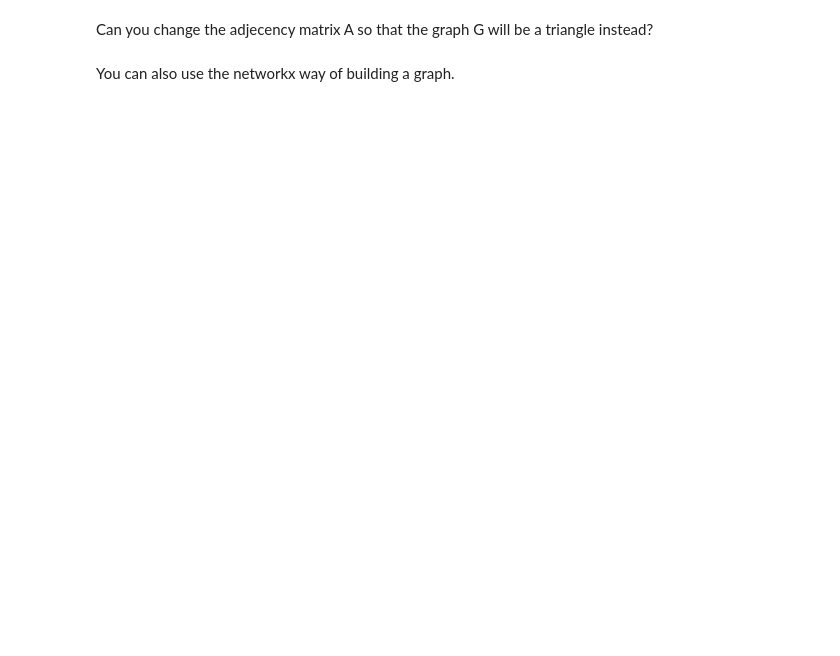
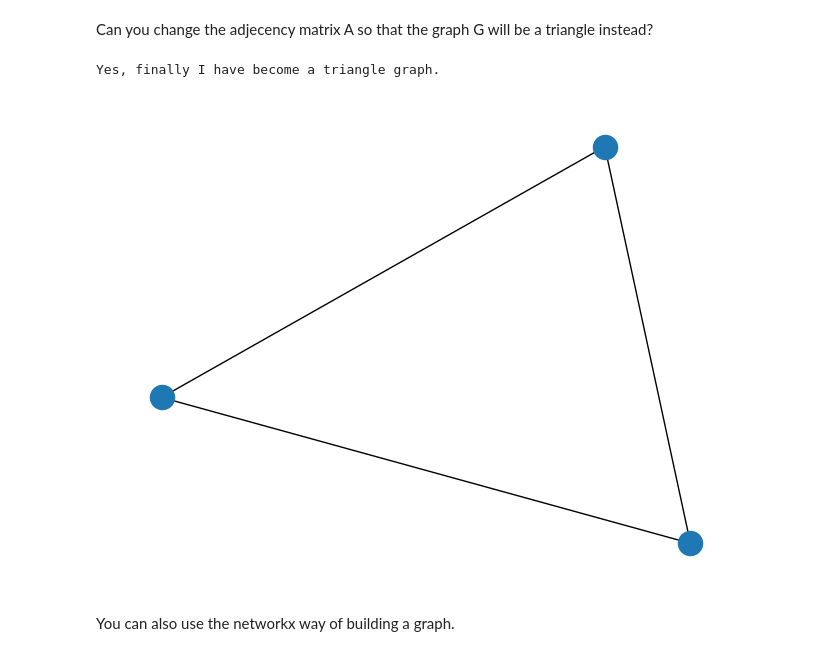
Before and after one commit to MichalisPapadakis/HODL_2026_assignements, a Jupyter notebook: HODL_Graph_Neural_Networks.ipynb, the cells around one changed output. Drawn from its saved outputs; the diff is of its cells as text; code cells hidden in the pictures; blank space fills up the shorter version.

Commit message:
graphs completed

```diff
--- a/HODL_Graph_Neural_Networks.ipynb
+++ b/HODL_Graph_Neural_Networks.ipynb
@@ -476,16 +478,19 @@ nx.draw(G)
 Can you change the adjecency matrix A so that the graph G will be a triangle instead?
 # %%
 # TODO: modify the matrix A, so that G will be a triangle.
-A_triang = np.array([[0, 1, 0],
+A_triang = np.array([[0, 1, 1],
                     [1, 0, 1],
-                    [0, 1, 0]])
+                    [1, 1, 0]])
 
 G_triang = nx.from_numpy_array(A_triang)
 nx.draw(G_triang)
 if nx.triangles(G_triang,0) == 0:
   print("There is no triangle!")
 else:
   print("Yes, finally I have become a triangle graph.")
+# %% [output]
+Yes, finally I have become a triangle graph.
+[figure, added]
 # %% [markdown]
 You can also use the networkx way of building a graph.
 # %%
```
Also changed, not shown: parts of 16 cells of this notebook.
